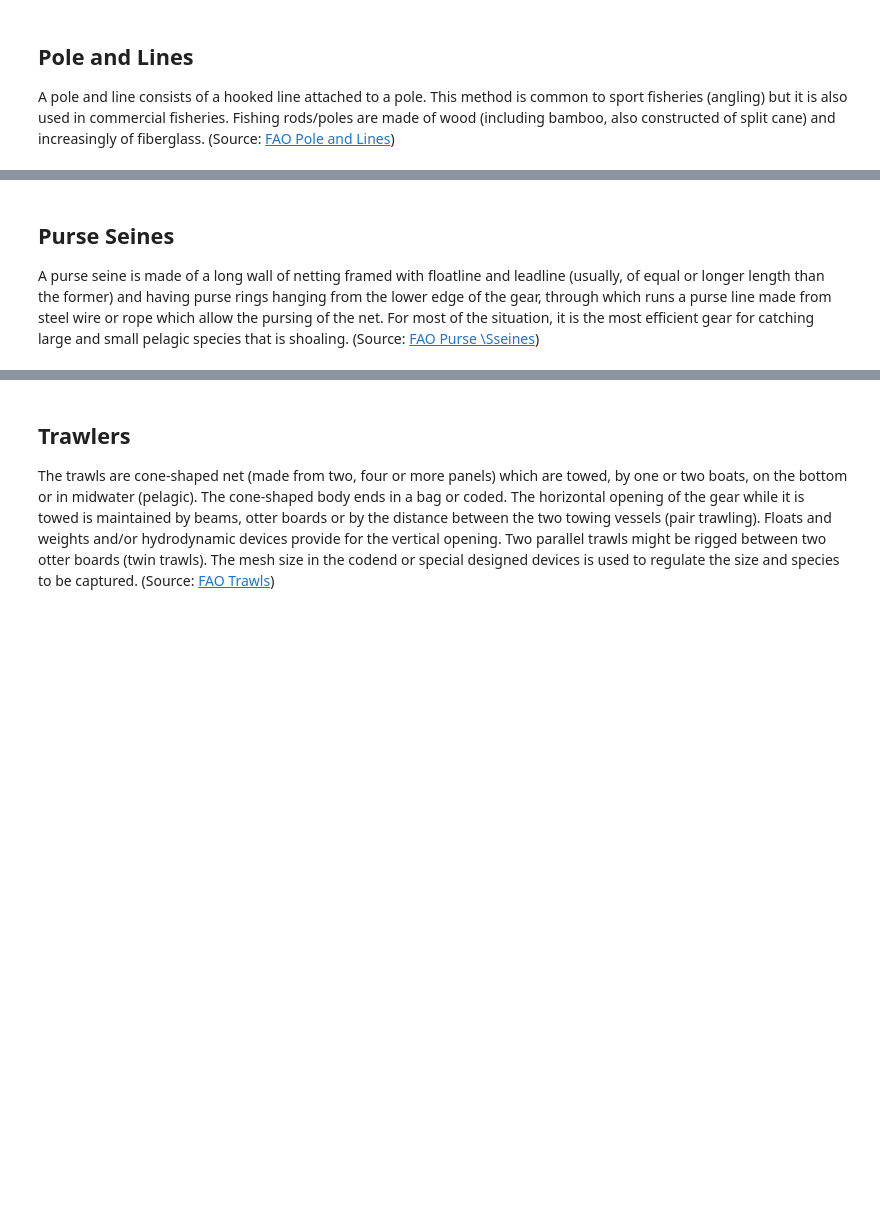
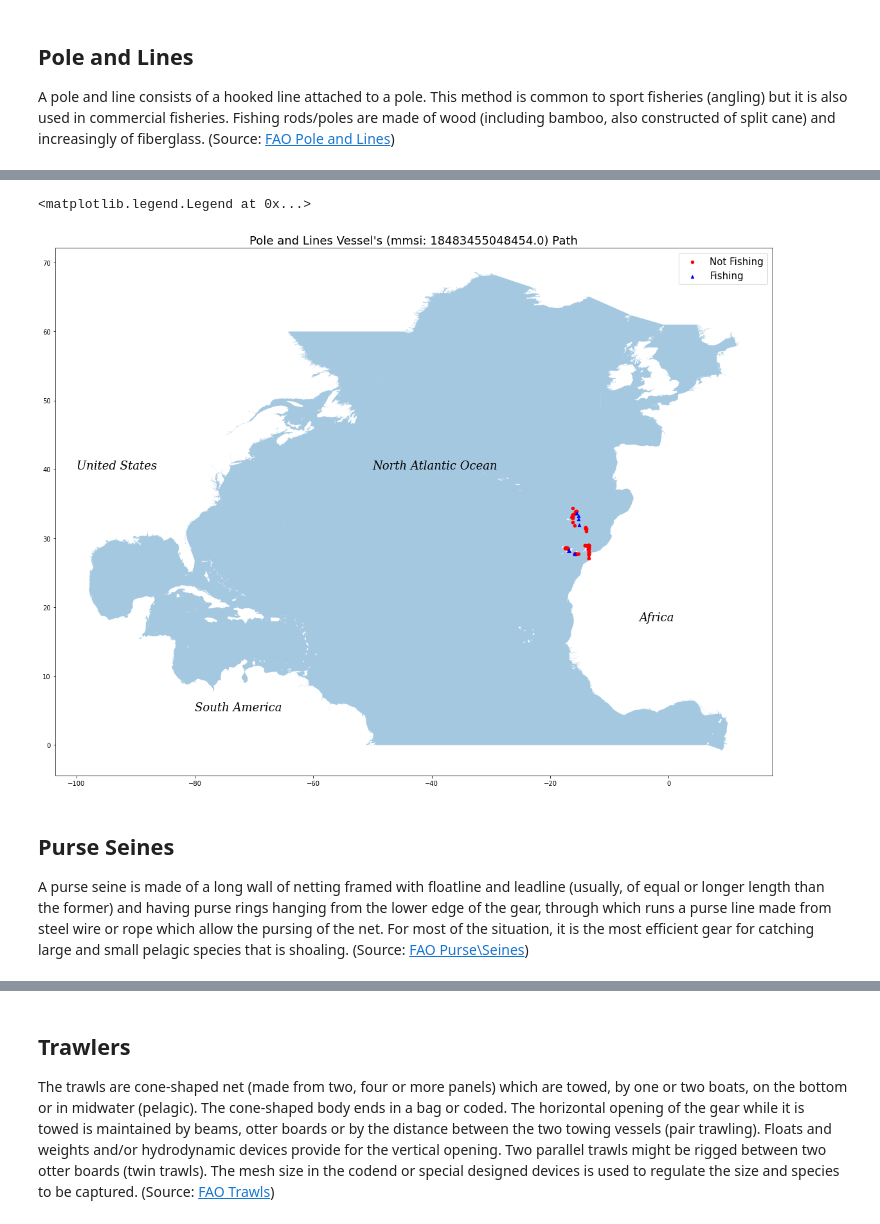
Before and after one commit to seankim658/Fishing-Detection, a Jupyter notebook: main-notebook.ipynb, the cells around one changed output, grey strips where cells are left out. Drawn from its saved outputs; the diff is of its cells as text; code cells hidden in the pictures; blank space fills up the shorter version.

```diff
--- a/main-notebook.ipynb
+++ b/main-notebook.ipynb
@@ -421,0 +512,5 @@ A pole and line consists of a hooked line attached to a pole. This method is com
+# %%
+# reformat unix timestamps into datetime
+poleAndLinesFormattedTimestamps = pd.to_datetime(poleAndLinesDF['timestamp'], unit = 's')
+poleAndLinesDF.insert(2, 'timestamp_reformat', poleAndLinesFormattedTimestamps)
+poleAndLinesDF.head()
@@ -421,0 +524,9 @@ A pole and line consists of a hooked line attached to a pole. This method is com
+# %%
+# add separate month, day of the week, year, and hour columns derived from timstamps
+poleAndLinesDF.insert(3, 'year', poleAndLinesDF['timestamp_reformat'].dt.year)
+# round to the closest hour
+poleAndLinesDF.insert(4, 'hour', poleAndLinesDF['timestamp_reformat'].dt.round('H').dt.hour)
+poleAndLinesDF.insert(5, 'day_of_week', poleAndLinesDF['timestamp_reformat'].dt.day_name())
+poleAndLinesDF.insert(6, 'month', poleAndLinesDF['timestamp_reformat'].dt.month_name())
+
+poleAndLinesDF.head()
@@ -421,0 +545,6 @@ A pole and line consists of a hooked line attached to a pole. This method is com
+# %%
+# group the pole and line vessels by their mmsi's
+poleAndLinesMMSIGroups = poleAndLinesDF.sort_values(['mmsi', 'timestamp_reformat']).groupby('mmsi')
+
+# peak at first 3 rows in each resulting group
+poleAndLinesMMSIGroups.head(3)
@@ -421,0 +569,11 @@ A pole and line consists of a hooked line attached to a pole. This method is com
+# %%
+# plot the ship course of one of the pole and line vessels
+# get the vessel data
+poleAndLinesVesselPlotDF = poleAndLinesMMSIGroups.get_group(list(poleAndLinesMMSIGroups.groups.keys())[0])
+
+# convert to long and lat to Points so we can convert to GeoDataFrame
+dLLPoints2 = [Point(xy) for xy in zip(poleAndLinesVesselPlotDF['lon'], poleAndLinesVesselPlotDF['lat'])]
+
+# create GeoDataFrame
+dLLGeoDF2 = gpd.GeoDataFrame(poleAndLinesVesselPlotDF, crs = crs, geometry = dLLPoints2)
+dLLGeoDF2.head()
@@ -422,3 +587,18 @@ A pole and line consists of a hooked line attached to a pole. This method is com
+# %%
+# create the plot '
+fig, ax = plt.subplots(figsize = (20, 20))
+arrecife.plot(ax = ax, alpha = 0.4)
+plt.title(f'Pole and Lines Vessel\'s (mmsi: {list(poleAndLinesMMSIGroups.groups.keys())[0]}) Path', fontdict = {'fontsize': 18})
+dLLGeoDF2[dLLGeoDF2['is_fishing'] <= 0.5].plot(ax = ax, markersize = 20, color = 'red', marker = 'o', label = 'Not Fishing')
+dLLGeoDF2[dLLGeoDF2['is_fishing'] > 0.5].plot(ax = ax, markersize = 20, color = 'blue', marker = '^', label = 'Fishing')
+ax.text(-50, 40, 'North Atlantic Ocean', fontdict = {'fontsize': 18, 'fontstyle': 'italic', 'fontfamily': 'serif'})
+ax.text(-100, 40, 'United States', fontdict = {'fontsize': 18, 'fontstyle': 'italic', 'fontfamily': 'serif'})
+ax.text(-5, 18, 'Africa', fontdict = {'fontsize': 18, 'fontstyle': 'italic', 'fontfamily': 'serif'})
+ax.text(-80, 5, 'South America', fontdict = {'fontsize': 18, 'fontstyle': 'italic', 'fontfamily': 'serif'})
+plt.legend(prop = {'size': 15})
+# %% [output]
+<matplotlib.legend.Legend at 0x...>
+[figure, added]
 # %% [markdown]
 ## Purse Seines
-A purse seine is made of a long wall of netting framed with floatline and leadline (usually, of equal or longer length than the former) and having purse rings hanging from the lower edge of the gear, through which runs a purse line made from steel wire or rope which allow the pursing of the net. For most of the situation, it is the most efficient gear for catching large and small pelagic species that is shoaling. (Source: [FAO Purse \Sseines](https://www.fao.org/fishery/en/geartype/249/en))
+A purse seine is made of a long wall of netting framed with floatline and leadline (usually, of equal or longer length than the former) and having purse rings hanging from the lower edge of the gear, through which runs a purse line made from steel wire or rope which allow the pursing of the net. For most of the situation, it is the most efficient gear for catching large and small pelagic species that is shoaling. (Source: [FAO Purse\Seines](https://www.fao.org/fishery/en/geartype/249/en))
```
Also changed, not shown: parts of 52 cells of this notebook, 15 other files.
